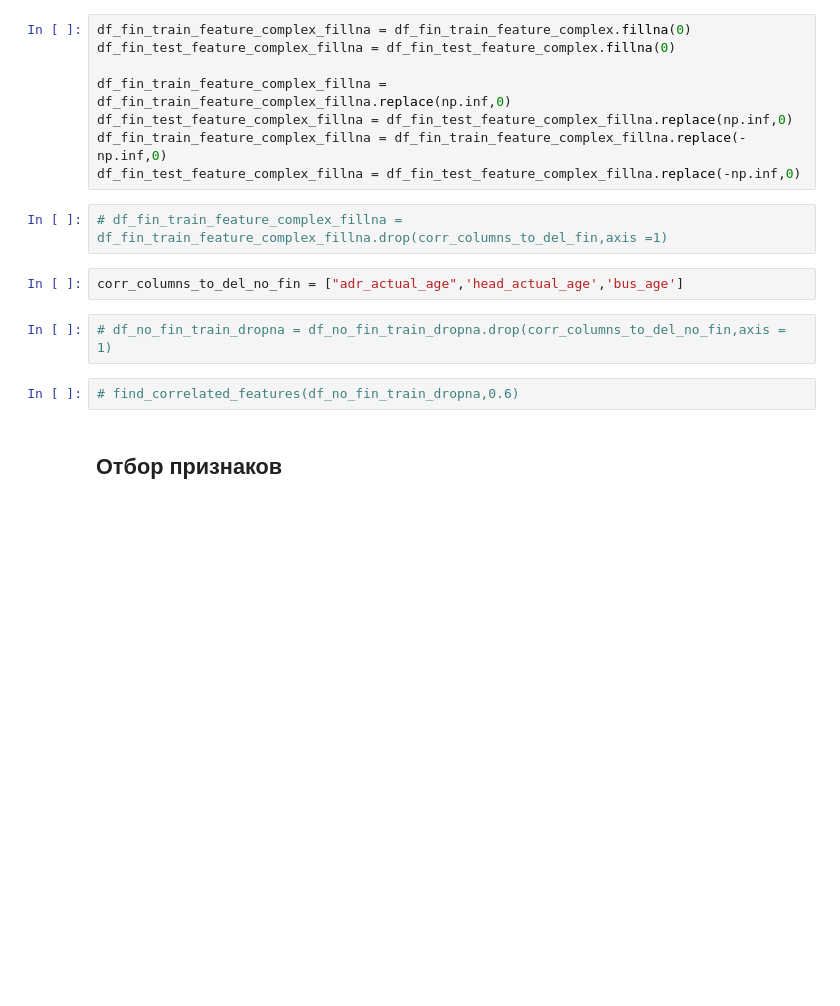
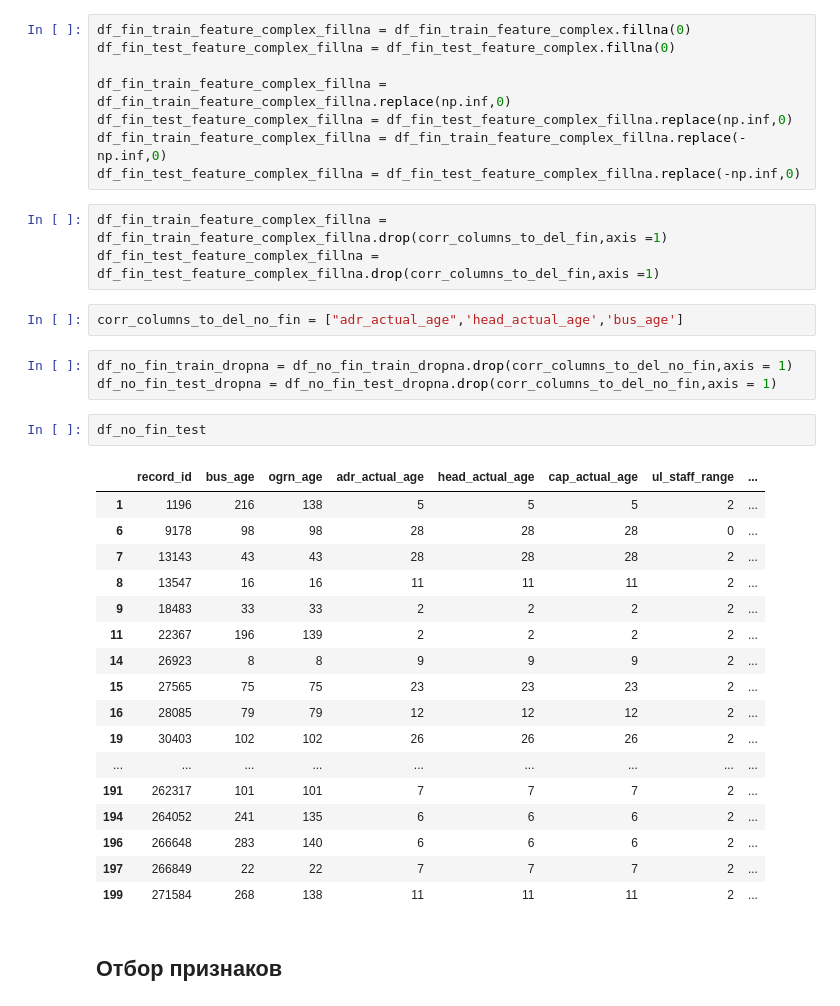
Before and after one commit to Stuksus/Hackaton_SBER, a Jupyter notebook: file_for_model_experiments.ipynb, the cells around one changed output. Saved outputs shown, nothing was run; the diff lists cells and outputs as text; blank space fills up the shorter version.

```diff
--- a/file_for_model_experiments.ipynb
+++ b/file_for_model_experiments.ipynb
@@ -1012,13 +1012,33 @@ df_fin_test_feature_complex_fillna = df_fin_test_feature_complex_fillna.replace(
 df_fin_train_feature_complex_fillna = df_fin_train_feature_complex_fillna.replace(-np.inf,0)
 df_fin_test_feature_complex_fillna = df_fin_test_feature_complex_fillna.replace(-np.inf,0)
 # %%
-# df_fin_train_feature_complex_fillna = df_fin_train_feature_complex_fillna.drop(corr_columns_to_del_fin,axis =1)
+df_fin_train_feature_complex_fillna = df_fin_train_feature_complex_fillna.drop(corr_columns_to_del_fin,axis =1)
+df_fin_test_feature_complex_fillna = df_fin_test_feature_complex_fillna.drop(corr_columns_to_del_fin,axis =1)
 # %%
 corr_columns_to_del_no_fin = ["adr_actual_age",'head_actual_age','bus_age']
 # %%
-# df_no_fin_train_dropna = df_no_fin_train_dropna.drop(corr_columns_to_del_no_fin,axis = 1)
+df_no_fin_train_dropna = df_no_fin_train_dropna.drop(corr_columns_to_del_no_fin,axis = 1)
+df_no_fin_test_dropna = df_no_fin_test_dropna.drop(corr_columns_to_del_no_fin,axis = 1)
-# %%
-# find_correlated_features(df_no_fin_train_dropna,0.6)
+# %%
+df_no_fin_test
+# %% [output]
+|  | record_id | bus_age | ogrn_age | adr_actual_age | head_actual_age | cap_actual_age | ul_staff_range | ... |
+| 1 | 1196 | 216 | 138 | 5 | 5 | 5 | 2 | ... |
+| 6 | 9178 | 98 | 98 | 28 | 28 | 28 | 0 | ... |
+| 7 | 13143 | 43 | 43 | 28 | 28 | 28 | 2 | ... |
+| 8 | 13547 | 16 | 16 | 11 | 11 | 11 | 2 | ... |
+| 9 | 18483 | 33 | 33 | 2 | 2 | 2 | 2 | ... |
+| 11 | 22367 | 196 | 139 | 2 | 2 | 2 | 2 | ... |
+| 14 | 26923 | 8 | 8 | 9 | 9 | 9 | 2 | ... |
+| 15 | 27565 | 75 | 75 | 23 | 23 | 23 | 2 | ... |
+| 16 | 28085 | 79 | 79 | 12 | 12 | 12 | 2 | ... |
+| 19 | 30403 | 102 | 102 | 26 | 26 | 26 | 2 | ... |
+| ... | ... | ... | ... | ... | ... | ... | ... | ... |
+| 191 | 262317 | 101 | 101 | 7 | 7 | 7 | 2 | ... |
+| 194 | 264052 | 241 | 135 | 6 | 6 | 6 | 2 | ... |
+| 196 | 266648 | 283 | 140 | 6 | 6 | 6 | 2 | ... |
+| 197 | 266849 | 22 | 22 | 7 | 7 | 7 | 2 | ... |
+| 199 | 271584 | 268 | 138 | 11 | 11 | 11 | 2 | ... |
 # %% [markdown]
 ## Отбор признаков
 # %% [markdown]
```
Also changed, not shown: parts of 24 cells of this notebook.
